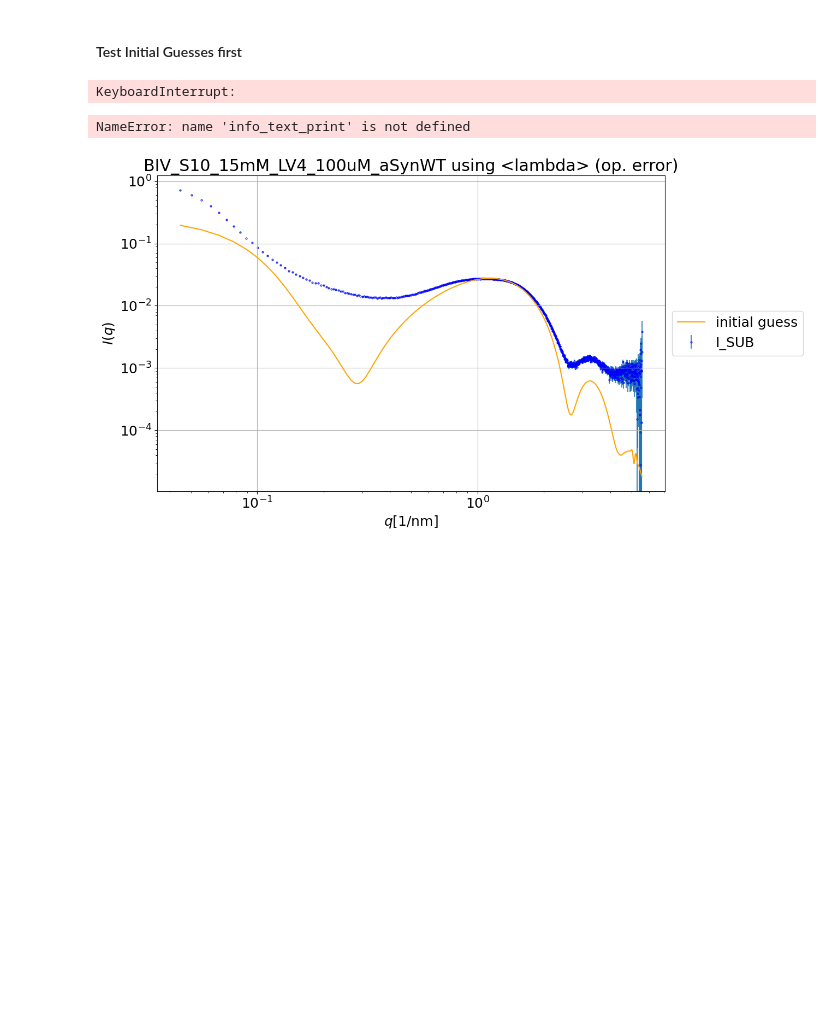
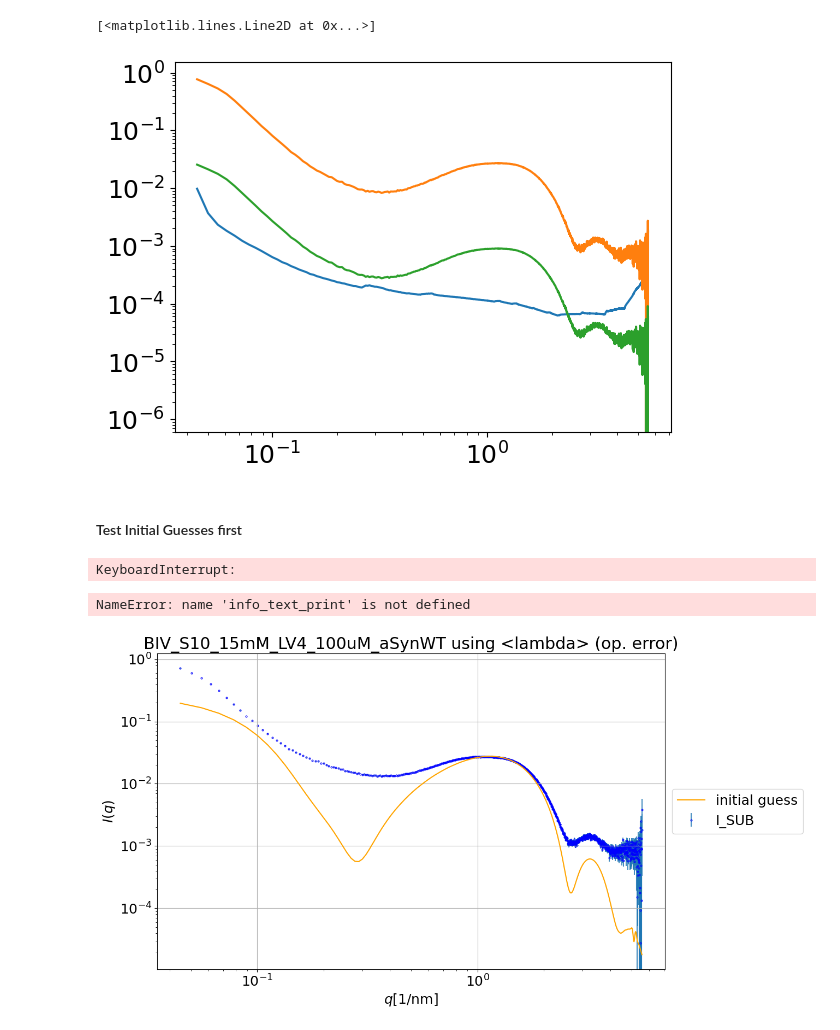
Before and after one commit to riko-hilger/BM29_data_and_analysis_2026, a Jupyter notebook: analysis_BM29_July2026/Fit_LV4+aSyn/high_aSyn_LV4_fit_Aug16.ipynb, the cells around one changed output. Drawn from its saved outputs; the diff is of its cells as text; code cells hidden in the pictures; blank space fills up the shorter version.

```diff
--- a/analysis_BM29_July2026/Fit_LV4+aSyn/high_aSyn_LV4_fit_Aug16.ipynb
+++ b/analysis_BM29_July2026/Fit_LV4+aSyn/high_aSyn_LV4_fit_Aug16.ipynb
@@ -12,12 +12,19 @@ from scipy.optimize import curve_fit
 # %%
 sample = "BIV_S9" # "BIV_S8_15mM_LV4_50uM_aSynWT"
 block = sample.split("_")[0]
 block_path = BM29.blockpath(block)
 dir_names = [x.name for x in block_path.iterdir()]
 for dir_name in dir_names:
     if dir_name[:-13].endswith(sample):
         sub_dat_path = block_path / dir_name / "avg_and_sub" / BM29.sample_dict[sample]
         q, I, Ierr = np.loadtxt(sub_dat_path, unpack=True)
+
+plt.loglog(q, Ierr)
+plt.loglog(q, I)
+plt.loglog(q, I/30)
+# %% [output]
+[<matplotlib.lines.Line2D at 0x...>]
+[figure, added]
 # %% [markdown]
 #### Test Initial Guesses first
 # %%
```
Also changed, not shown: parts of 1 cell of this notebook, 17 other files.
